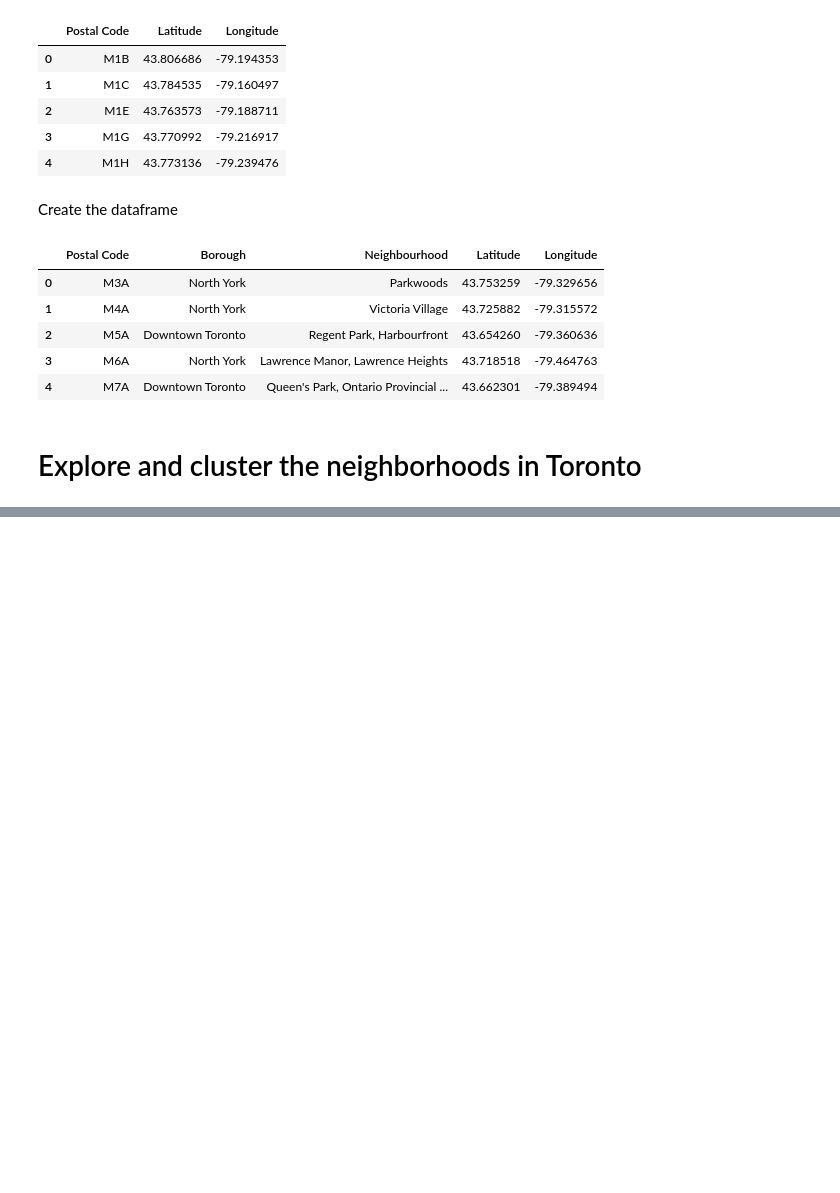
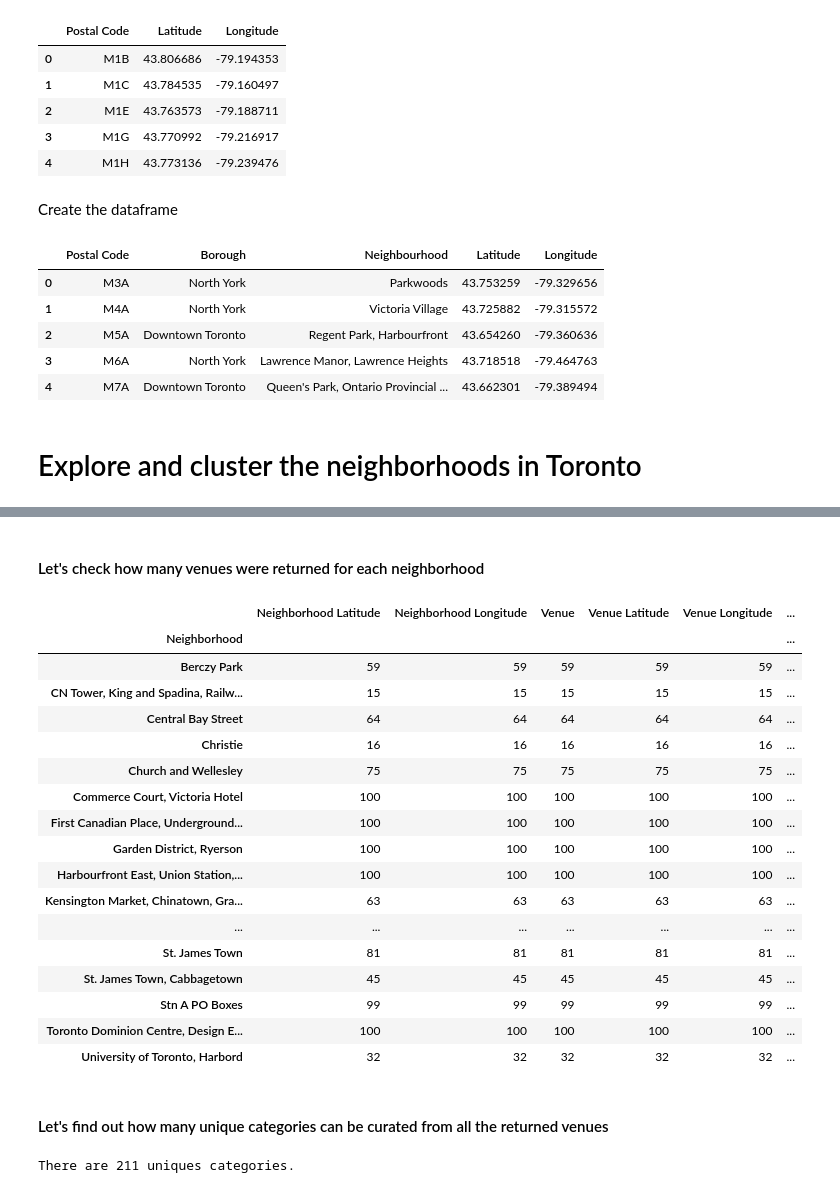
Before and after one commit to Stauffy1/Coursera_Capstone, a Jupyter notebook: Segmenting and Clustering Neighborhoods in Toronto.ipynb, the cells around one changed output, grey strips where cells are left out. Cells and saved outputs as stored; diff of their text form; code cells hidden in the pictures; blank space fills up the shorter version.

```diff
--- a/Segmenting and Clustering Neighborhoods in Toronto.ipynb
+++ b/Segmenting and Clustering Neighborhoods in Toronto.ipynb
@@ -130,0 +351,12 @@ FinalTable.head()
+# %%
+# function that extracts the category of the venue
+def get_category_type(row):
+    try:
+        categories_list = row['categories']
+    except:
+        categories_list = row['venue.categories']
+
+    if len(categories_list) == 0:
+        return None
+    else:
+        return categories_list[0]['name']
@@ -130,0 +478,29 @@ FinalTable.head()
+# %% [markdown]
+#### Let's check how many venues were returned for each neighborhood
+# %%
+downtown_venues.groupby('Neighborhood').count()
+# %% [output]
+|  | Neighborhood Latitude | Neighborhood Longitude | Venue | Venue Latitude | Venue Longitude | ... |
+| Neighborhood |  |  |  |  |  | ... |
+| Berczy Park | 59 | 59 | 59 | 59 | 59 | ... |
+| CN Tower, King and Spadina, Railw... | 15 | 15 | 15 | 15 | 15 | ... |
+| Central Bay Street | 64 | 64 | 64 | 64 | 64 | ... |
+| Christie | 16 | 16 | 16 | 16 | 16 | ... |
+| Church and Wellesley | 75 | 75 | 75 | 75 | 75 | ... |
+| Commerce Court, Victoria Hotel | 100 | 100 | 100 | 100 | 100 | ... |
+| First Canadian Place, Underground... | 100 | 100 | 100 | 100 | 100 | ... |
+| Garden District, Ryerson | 100 | 100 | 100 | 100 | 100 | ... |
+| Harbourfront East, Union Station,... | 100 | 100 | 100 | 100 | 100 | ... |
+| Kensington Market, Chinatown, Gra... | 63 | 63 | 63 | 63 | 63 | ... |
+| ... | ... | ... | ... | ... | ... | ... |
+| St. James Town | 81 | 81 | 81 | 81 | 81 | ... |
+| St. James Town, Cabbagetown | 45 | 45 | 45 | 45 | 45 | ... |
+| Stn A PO Boxes | 99 | 99 | 99 | 99 | 99 | ... |
+| Toronto Dominion Centre, Design E... | 100 | 100 | 100 | 100 | 100 | ... |
+| University of Toronto, Harbord | 32 | 32 | 32 | 32 | 32 | ... |
+# %% [markdown]
+#### Let's find out how many unique categories can be curated from all the returned venues
+# %%
+print('There are {} uniques categories.'.format(len(downtown_venues['Venue Category'].unique())))
+# %% [output]
+There are 211 uniques categories.
```
Also changed, not shown: parts of 74 cells of this notebook.
